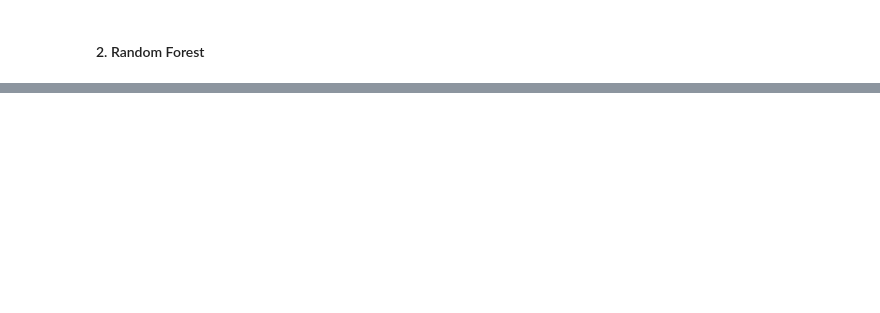
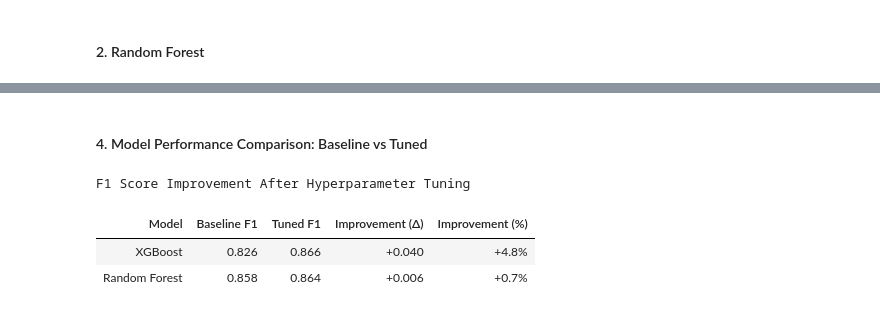
Before and after one commit to RubyXZZZ/earthquake-tsunami-ml-project, a Jupyter notebook: Notebooks/02_Data Processing and Modeling.ipynb, the cells around one changed output, grey strips where cells are left out. Cells and saved outputs as stored; diff of their text form; code cells hidden in the pictures; blank space fills up the shorter version.

```diff
--- a/Notebooks/02_Data Processing and Modeling.ipynb
+++ b/Notebooks/02_Data Processing and Modeling.ipynb
@@ -533,0 +1051,2 @@ weighted avg       0.89      0.89      0.89       352
+# %% [markdown]
+#### 4. Model Performance Comparison: Baseline vs Tuned
@@ -533,0 +1076,49 @@ weighted avg       0.89      0.89      0.89       352
+# %%
+# Step 1: Extract F1 scores
+baseline_xgb_f1 = df_comparison[df_comparison['Model'] == 'XGBoost (Baseline)']['F1 Score (Class 1)'].values[0]
+baseline_rf_f1 = df_comparison[df_comparison['Model'] == 'Random Forest (Baseline)']['F1 Score (Class 1)'].values[0]
+tuned_xgb_f1 = df_comparison[df_comparison['Model'] == 'XGBoost (Tuned)']['F1 Score (Class 1)'].values[0]
+tuned_rf_f1 = df_comparison[df_comparison['Model'] == 'Random Forest (Tuned)']['F1 Score (Class 1)'].values[0]
+
+# Step 2: Create comparison dictionary
+f1_comparison = {
+    'Model': ['XGBoost', 'Random Forest'],
+    'Baseline F1': [baseline_xgb_f1, baseline_rf_f1],
+    'Tuned F1': [tuned_xgb_f1, tuned_rf_f1]
+}
+
+# Step 3: Create DataFrame
+df_f1 = pd.DataFrame(f1_comparison)
+
+# Step 4: Calculate improvements
+df_f1['Improvement (Δ)'] = df_f1['Tuned F1'] - df_f1['Baseline F1']
+df_f1['Improvement (%)'] = (df_f1['Improvement (Δ)'] / df_f1['Baseline F1'] * 100)
+
+# style form
+styled_f1 = df_f1.style \
+    .set_caption("F1 Score Improvement After Hyperparameter Tuning") \
+    .format({
+        'Baseline F1': "{:.3f}",
+        'Tuned F1': "{:.3f}",
+        'Improvement (Δ)': "{:+.3f}",
+        'Improvement (%)': "{:+.1f}%"
+    }) \
+    .hide(axis="index") \
+    .set_table_styles([
+        {'selector': 'caption', 'props': [('font-size', '14pt'), ('font-weight', 'bold'),
+                                          ('margin-bottom', '12px')]},
+        {'selector': 'th', 'props': [('background-color', '#3E7B5F'), ('color', 'white'),
+                                     ('text-align', 'center'), ('padding', '12px'),
+                                     ('font-size', '11pt')]},
+        {'selector': 'td', 'props': [('text-align', 'center'), ('padding', '10px'),
+                                     ('font-size', '11pt')]},
+        {'selector': 'td:first-child', 'props': [('font-weight', 'bold')]},
+        {'selector': 'table', 'props': [('width', '80%'), ('margin', 'auto')]}
+    ])
+
+display(styled_f1)
+# %% [output]
+F1 Score Improvement After Hyperparameter Tuning
+| Model | Baseline F1 | Tuned F1 | Improvement (Δ) | Improvement (%) |
+| XGBoost | 0.826 | 0.866 | +0.040 | +4.8% |
+| Random Forest | 0.858 | 0.864 | +0.006 | +0.7% |
```
Also changed, not shown: parts of 86 cells of this notebook, 18 other files.
